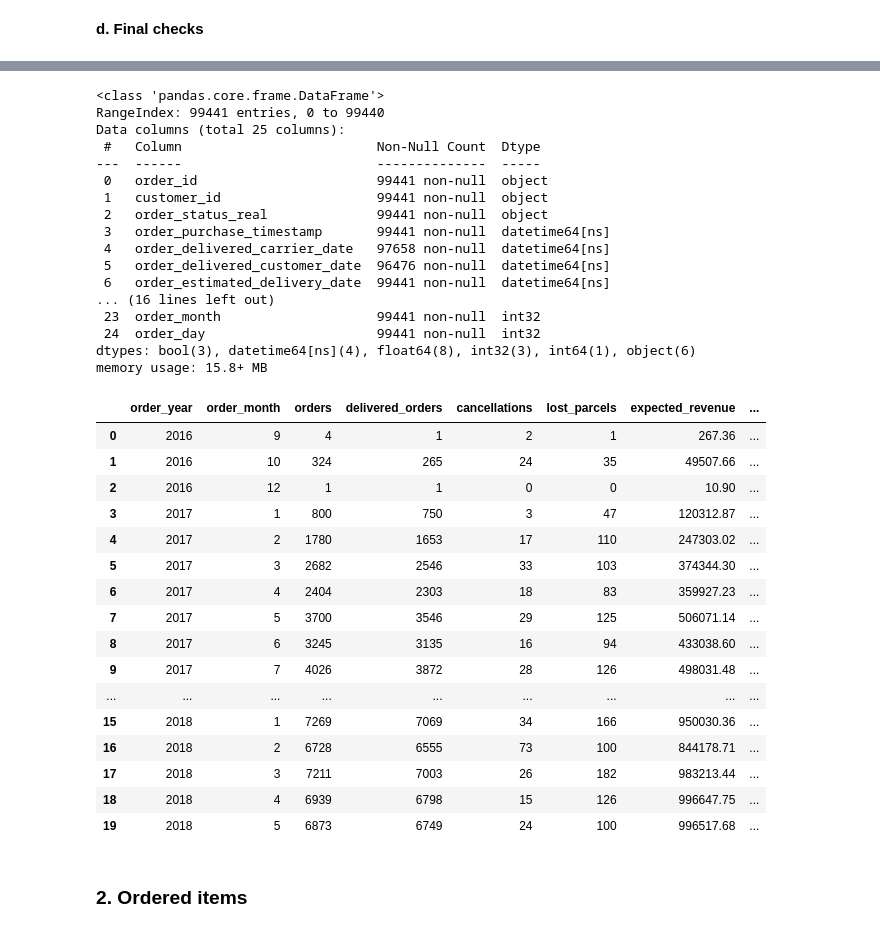
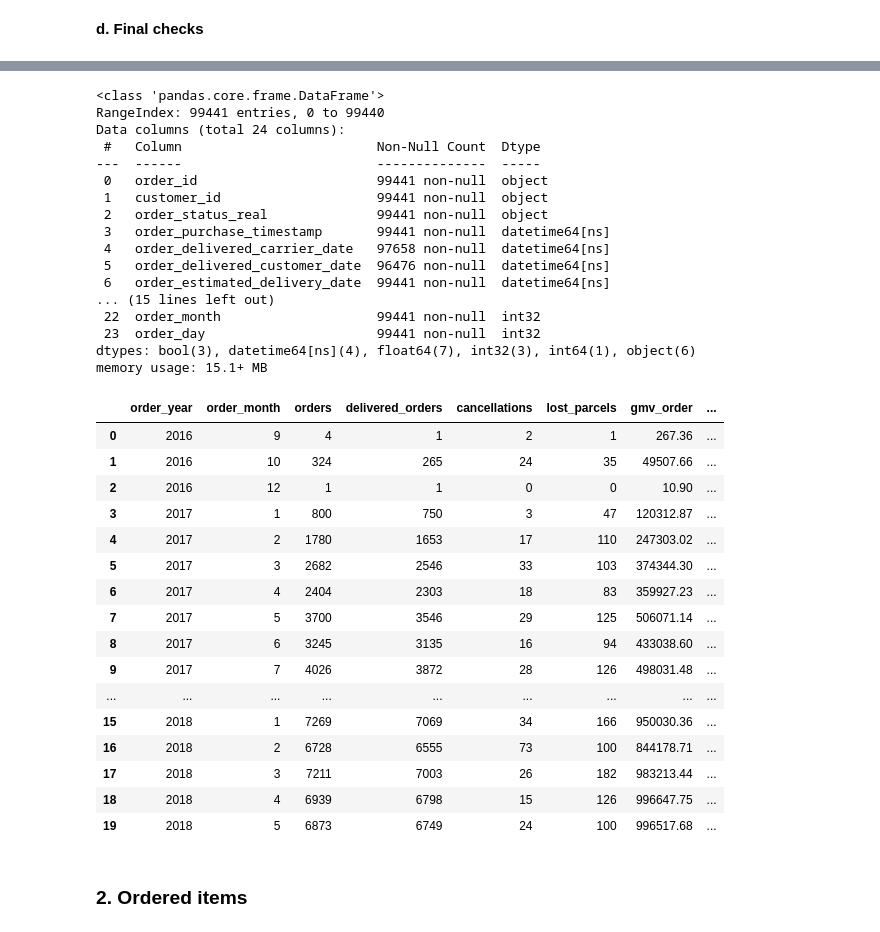
Before and after one commit to alfalfal/business_performance_analysis, a Jupyter notebook: EDA-and-modeling.ipynb, the cells around one changed output, grey strips where cells are left out. Drawn from its saved outputs; the diff is of its cells as text; code cells hidden in the pictures.

```diff
--- a/EDA-and-modeling.ipynb
+++ b/EDA-and-modeling.ipynb
@@ -539,8 +539,8 @@ products_final = products[['product_id', 'product_category_name', 'product_weigh
 
 agg_items = order_items_final.groupby(by= 'order_id', as_index= False).agg(
                                                                         number_items = ('product_id', 'count'),
-                                                                        order_price = ('price', 'sum'),
-                                                                        order_freight_value = ('freight_value', 'sum'))
+                                                                        gmv_order = ('price', 'sum'),
+                                                                        order_freight = ('freight_value', 'sum'))
 
 # CREATE A COPY OF THE ORDERS_FINAL DATA FRAME TO AVOID CONTAMINATION WHEN RUNNING THE MERGING LOOP
 
@@ -578,22 +578,20 @@ df_orders['is_delivered'] = df_orders['order_status_real'] == 'delivered'
 # %%
 # ADD 0 IN CASE OF NULL VALUES
 
-df_orders['order_price'] = df_orders['order_price'].fillna(0)
-df_orders['order_freight_value'] = df_orders['order_freight_value'].fillna(0)
+df_orders['gmv_order'] = df_orders['gmv_order'].fillna(0)
+df_orders['order_freight'] = df_orders['order_freight'].fillna(0)
 
-# ADD REVENUE BEFORE CANCELLATIONS AND FAILED DELIVERIES TO THE AGG-ITEMS FRAME
 
-df_orders['price_bcanc_and_fails'] = df_orders['order_price']
 
-# ADD A COLUMN WITH THE REAL REVENUE
+# ADD A COLUMN WITH THE REAL GMV DELIVERED
 
-df_orders['price_aft_canc_and_fail'] = np.where(df_orders['is_delivered'], df_orders['order_price'], 0)
+df_orders['gmv_delivered'] = np.where(df_orders['is_delivered'], df_orders['gmv_order'], 0)
 
-# ADD COLUMNS WITH THE TOTAL REVENUE LOSS AND THE LOSSES CAUSED BY CANCELLATIONS AND FAILED DELIVERIES
+# ADD COLUMNS WITH THE TOTAL GMV INVOLVED IN CANCELATIONS, LOST PARCELS, AND THE COMBINATION OF BOTH
 
-df_orders['price_loss_canc'] = np.where(df_orders['is_canceled'], df_orders['order_price'], 0)
-df_orders['price_loss_order_lost'] = np.where(df_orders['is_lost'], df_orders['order_price'], 0)
-df_orders['price_loss'] = df_orders['price_loss_canc'] + df_orders['price_loss_order_lost']
+df_orders['gmv_canceled'] = np.where(df_orders['is_canceled'], df_orders['gmv_order'], 0)
+df_orders['gmv_lost'] = np.where(df_orders['is_lost'], df_orders['gmv_order'], 0)
+df_orders['gmv_failed'] = df_orders['gmv_canceled'] + df_orders['gmv_lost']
 # %%
 # EXTRACT YEAR AND MONTH FROM THE ORDER_PURCHASE_TIMESTAMP
 df_orders['order_year'] = df_orders['order_purchase_timestamp'].dt.year
@@ -624,7 +622,7 @@ df_orders.info()
 # %% [output]
 <class 'pandas.core.frame.DataFrame'>
 RangeIndex: 99441 entries, 0 to 99440
-Data columns (total 25 columns):
+Data columns (total 24 columns):
  #   Column                         Non-Null Count  Dtype
 ---  ------                         --------------  -----
  0   order_id                       99441 non-null  object
@@ -634,31 +632,31 @@ Data columns (total 25 columns):
  4   order_delivered_carrier_date   97658 non-null  datetime64[ns]
  5   order_delivered_customer_date  96476 non-null  datetime64[ns]
  6   order_estimated_delivery_date  99441 non-null  datetime64[ns]
-... (16 lines left out)
- 23  order_month                    99441 non-null  int32
- 24  order_day                      99441 non-null  int32
-dtypes: bool(3), datetime64[ns](4), float64(8), int32(3), int64(1), object(6)
-memory usage: 15.8+ MB
+... (15 lines left out)
+ 22  order_month                    99441 non-null  int32
+ 23  order_day                      99441 non-null  int32
+dtypes: bool(3), datetime64[ns](4), float64(7), int32(3), int64(1), object(6)
+memory usage: 15.1+ MB
 # %%
 monthly = df_orders.groupby(['order_year', 'order_month']).agg(
     orders= ('order_id','count'),
     delivered_orders= ('is_delivered','sum'),
     cancellations= ('is_canceled','sum'),
     lost_parcels= ('is_lost','sum'),
-    expected_revenue= ('price_bcanc_and_fails','sum'),
-    delivered_revenue= ('price_aft_canc_and_fail','sum'),
-    lost_parcel_revenue_loss = ('price_loss_order_lost', 'sum'),
-    canc_revenue_loss = ('price_loss_canc', 'sum'),
-    total_revenue_lost= ('price_loss','sum'),
+    gmv_order= ('gmv_order','sum'),
+    gmv_delivered= ('gmv_delivered','sum'),
+    gmv_canceled = ('gmv_canceled', 'sum'),
+    gmv_lost = ('gmv_lost', 'sum'),
+    gmv_failed = ('gmv_failed','sum'),
 ).reset_index()
 
 monthly['cancellation_rate'] = round(monthly['cancellations'] / monthly['orders'], 4).mul(100)
 monthly['parcels_lost_rate'] = round(monthly['lost_parcels'] / monthly['orders'], 4).mul(100)
 monthly['delivered_share'] = round(monthly['delivered_orders'] / monthly['orders'], 4).mul(100)
 
 monthly.head(20)
 # %% [output]
-|  | order_year | order_month | orders | delivered_orders | cancellations | lost_parcels | expected_revenue | ... |
+|  | order_year | order_month | orders | delivered_orders | cancellations | lost_parcels | gmv_order | ... |
 | 0 | 2016 | 9 | 4 | 1 | 2 | 1 | 267.36 | ... |
 | 1 | 2016 | 10 | 324 | 265 | 24 | 35 | 49507.66 | ... |
 | 2 | 2016 | 12 | 1 | 1 | 0 | 0 | 10.90 | ... |
```
Also changed, not shown: parts of 14 cells of this notebook.
